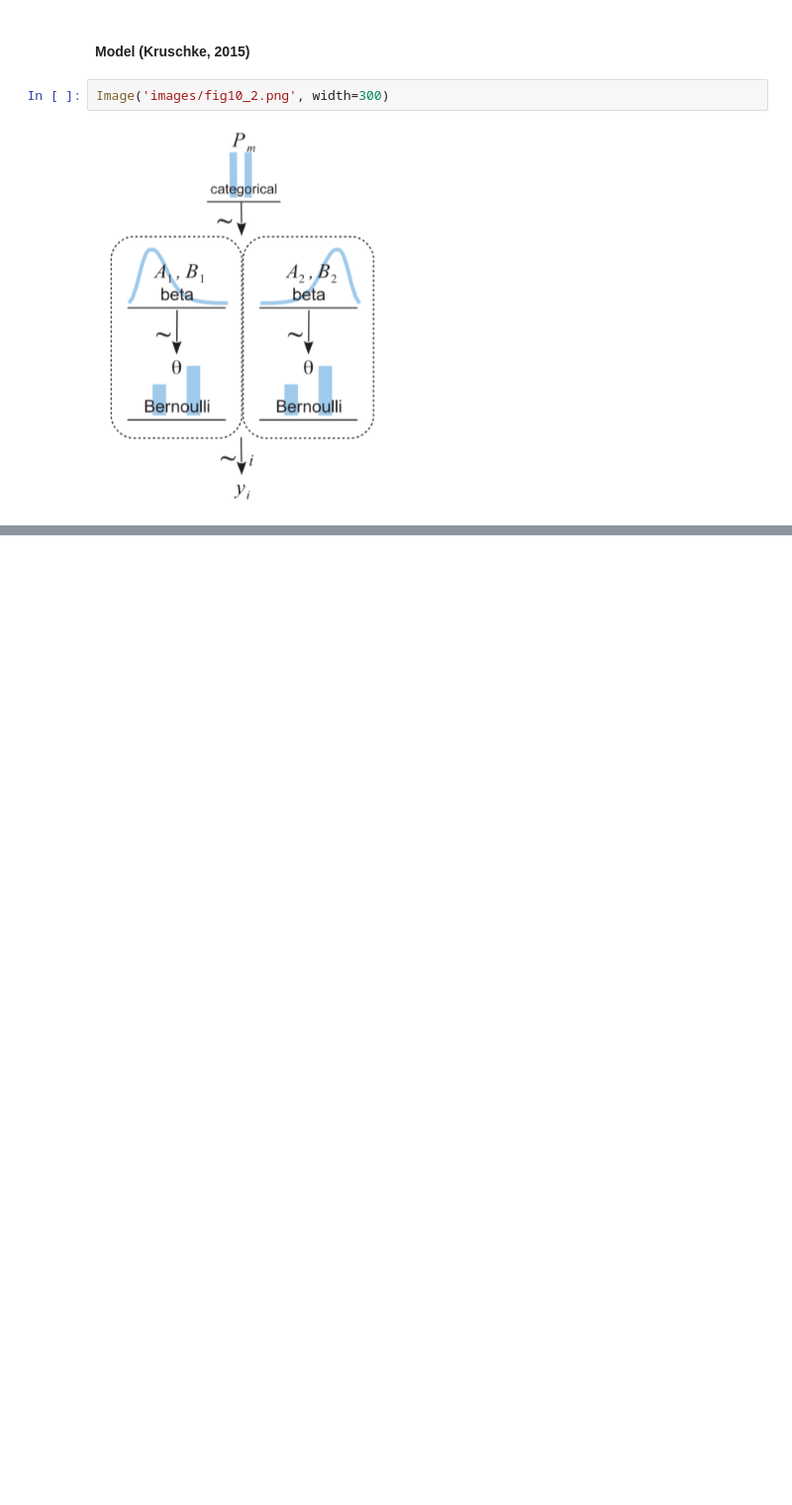
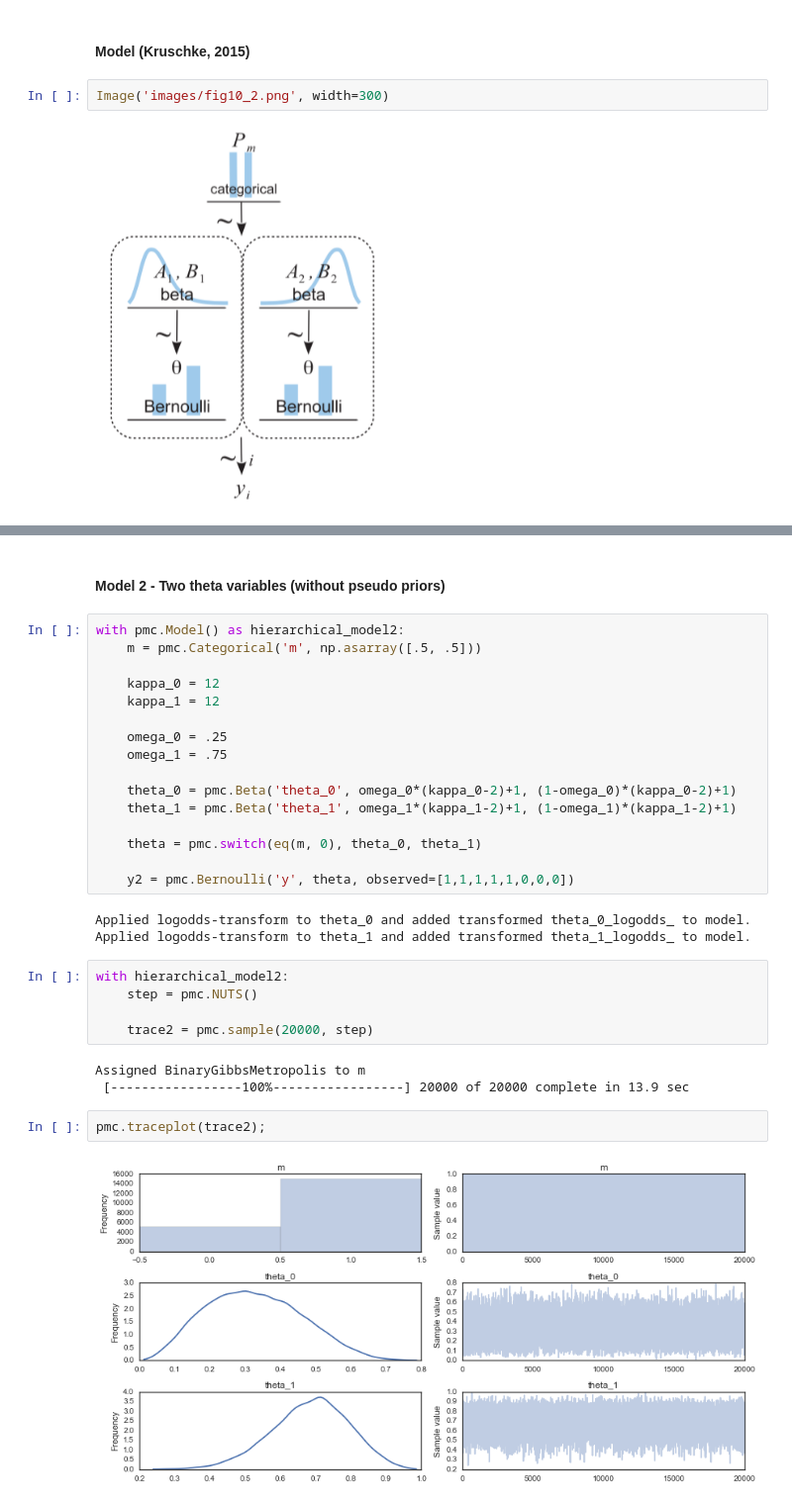
Before and after one commit to JWarmenhoven/DBDA-python, a Jupyter notebook: Notebooks/Chapter 10.ipynb, the cells around one changed output, grey strips where cells are left out. Shown at 99% size. Saved outputs shown, nothing was run; the diff lists cells and outputs as text; blank space fills up the shorter version.

```diff
--- a/Notebooks/Chapter 10.ipynb
+++ b/Notebooks/Chapter 10.ipynb
@@ -103,0 +119,33 @@ plt.tight_layout();
+# %% [markdown]
+#### Model 2 - Two theta variables (without pseudo priors)
+# %%
+with pmc.Model() as hierarchical_model2:
+    m = pmc.Categorical('m', np.asarray([.5, .5]))
+
+    kappa_0 = 12
+    kappa_1 = 12
+
+    omega_0 = .25
+    omega_1 = .75
+
+    theta_0 = pmc.Beta('theta_0', omega_0*(kappa_0-2)+1, (1-omega_0)*(kappa_0-2)+1)
+    theta_1 = pmc.Beta('theta_1', omega_1*(kappa_1-2)+1, (1-omega_1)*(kappa_1-2)+1)
+
+    theta = pmc.switch(eq(m, 0), theta_0, theta_1)
+
+    y2 = pmc.Bernoulli('y', theta, observed=[1,1,1,1,1,0,0,0])
+# %% [output]
+Applied logodds-transform to theta_0 and added transformed theta_0_logodds_ to model.
+Applied logodds-transform to theta_1 and added transformed theta_1_logodds_ to model.
+# %%
+with hierarchical_model2:
+    step = pmc.NUTS()
+
+    trace2 = pmc.sample(20000, step)
+# %% [output]
+Assigned BinaryGibbsMetropolis to m
+ [-----------------100%-----------------] 20000 of 20000 complete in 13.9 sec
+# %%
+pmc.traceplot(trace2);
+# %% [output]
+[figure, added]
```
Also changed, not shown: parts of 10 cells of this notebook.
